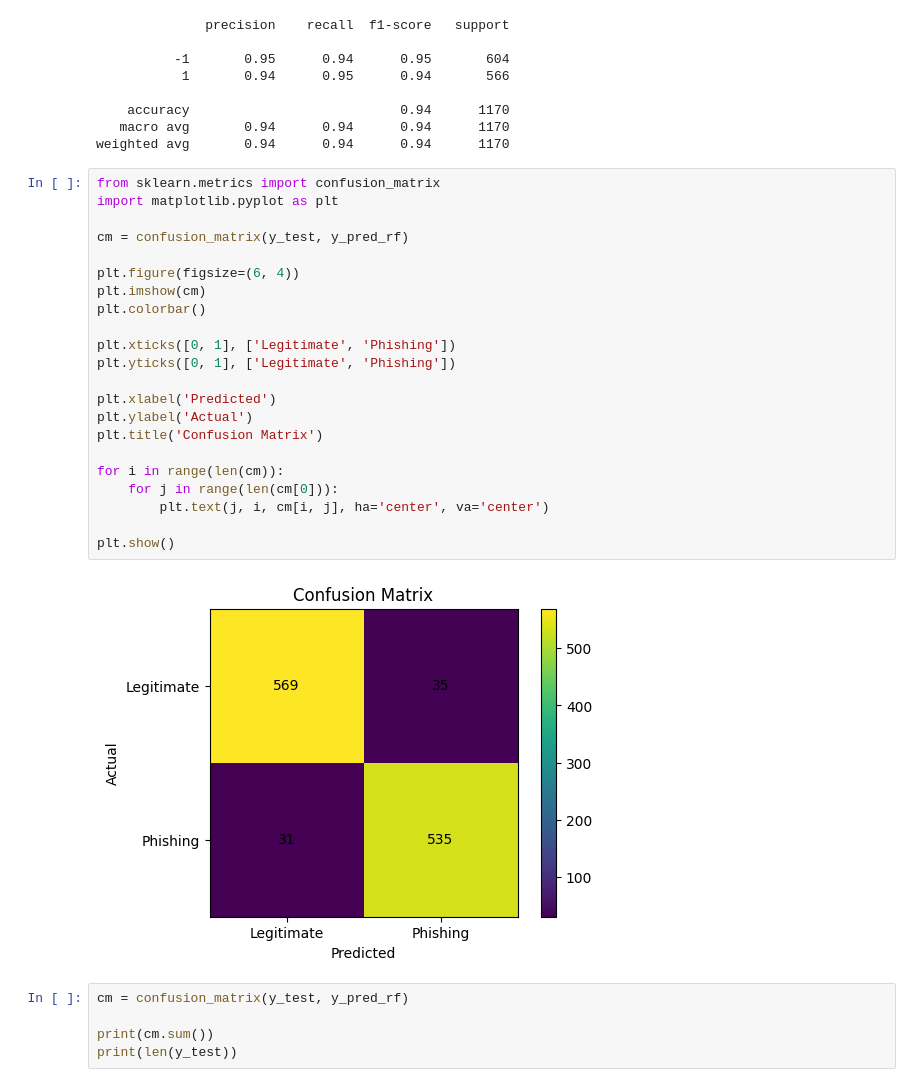
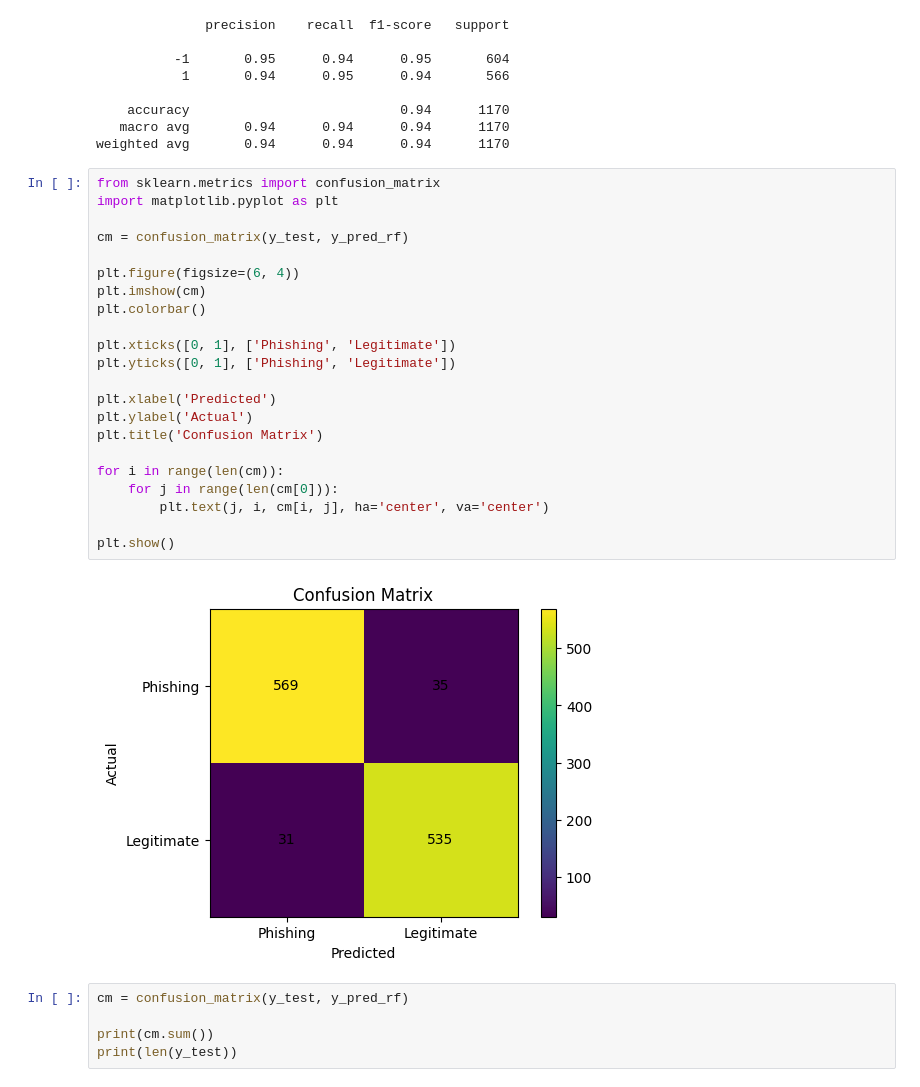
Before and after one commit to BinitaPandey12/phishing-detection-ml-system, a Jupyter notebook: notebooks/phishing_url_preparation.ipynb, the cells around one changed output. Cells and saved outputs as stored; diff of their text form.

Commit message:
fix: correct label encoding (0=phishing, 1=legitimate) across URL prediction pipeline

```diff
--- a/notebooks/phishing_url_preparation.ipynb
+++ b/notebooks/phishing_url_preparation.ipynb
@@ -534,27 +533,27 @@ weighted avg       0.94      0.94      0.94      1170
 # %%
 from sklearn.metrics import confusion_matrix
 import matplotlib.pyplot as plt
 
 cm = confusion_matrix(y_test, y_pred_rf)
 
 plt.figure(figsize=(6, 4))
 plt.imshow(cm)
 plt.colorbar()
 
-plt.xticks([0, 1], ['Legitimate', 'Phishing'])
-plt.yticks([0, 1], ['Legitimate', 'Phishing'])
+plt.xticks([0, 1], ['Phishing', 'Legitimate'])
+plt.yticks([0, 1], ['Phishing', 'Legitimate'])
 
 plt.xlabel('Predicted')
 plt.ylabel('Actual')
 plt.title('Confusion Matrix')
 
 for i in range(len(cm)):
     for j in range(len(cm[0])):
         plt.text(j, i, cm[i, j], ha='center', va='center')
 
 plt.show()
 # %% [output]
-[figure, old version]
+[figure, new version]
 # %%
 cm = confusion_matrix(y_test, y_pred_rf)
 
```
Also changed, not shown: parts of 49 cells of this notebook, 4 other files.
